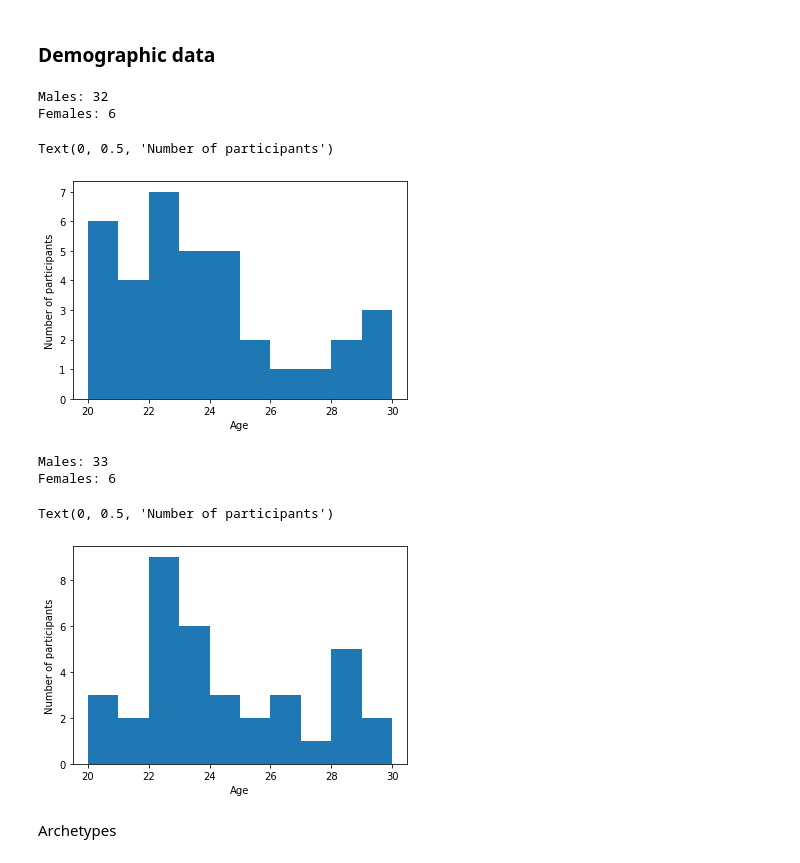
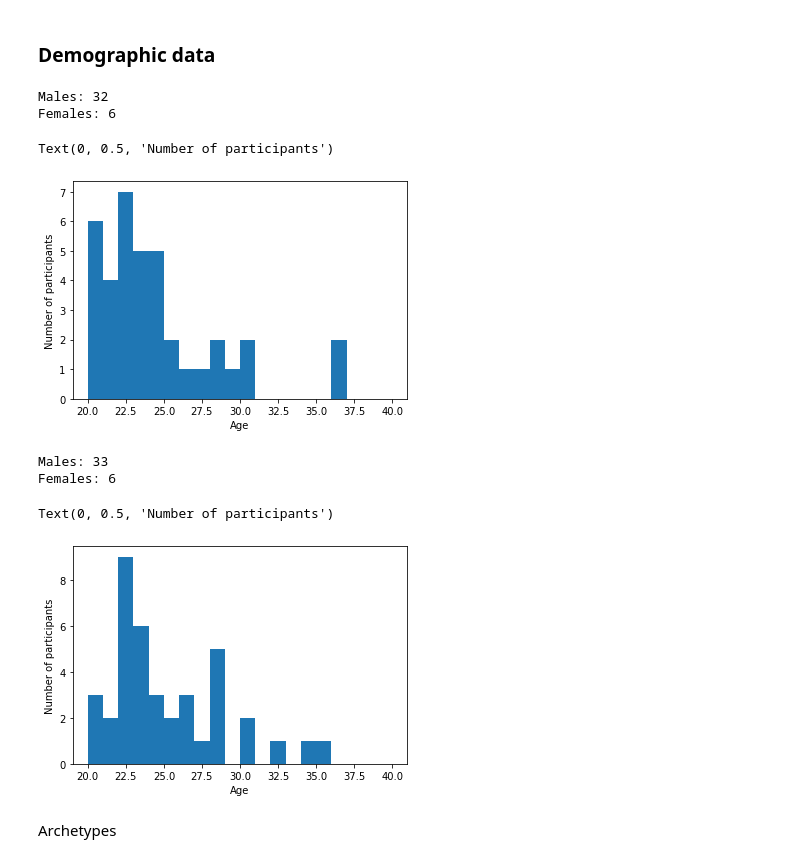
Before and after one commit to latedude2/P5-data-analysis, a Jupyter notebook: P5_result_analysis.ipynb, the cells around one changed output. Cells and saved outputs as stored; diff of their text form; code cells hidden in the pictures.

Commit message:
Small adjustments, fixed data

```diff
--- a/P5_result_analysis.ipynb
+++ b/P5_result_analysis.ipynb
@@ -238,30 +238,30 @@ print("Males: " + str(dataMaleA.count()))  # condition of males
 print("Females: " + str(dataFemaleA.count()))# count of females
 
 #age
-plt.hist(dataA["age"], bins = 10, range = (20,30))
+plt.hist(dataA["age"], bins = 20, range = (20,40))
 plt.xlabel("Age")
 plt.ylabel("Number of participants")
 # %% [output]
 Males: 32
 Females: 6
 Text(0, 0.5, 'Number of participants')
-[figure, old version]
+[figure, new version]
 # %%
 #Gender
 dataMaleB = data.loc[(data["condition"] == "NPC") & (data["gender"] == "Male"), "completed game"]
 dataFemaleB = data.loc[(data["condition"] == "NPC") & (data["gender"] == "Female"), "completed game"]
 print("Males: " + str(dataMaleB.count()))  # condition of males
 print("Females: " + str(dataFemaleB.count()))# count of females
 
 #age
-plt.hist(dataB["age"], bins = 10, range = (20,30))
+plt.hist(dataB["age"], bins = 20, range = (20,40))
 plt.xlabel("Age")
 plt.ylabel("Number of participants")
 # %% [output]
 Males: 33
 Females: 6
 Text(0, 0.5, 'Number of participants')
-[figure, old version]
+[figure, new version]
 # %% [markdown]
 Archetypes
 # %%
```
Also changed, not shown: parts of 24 cells of this notebook, 2 other files.
